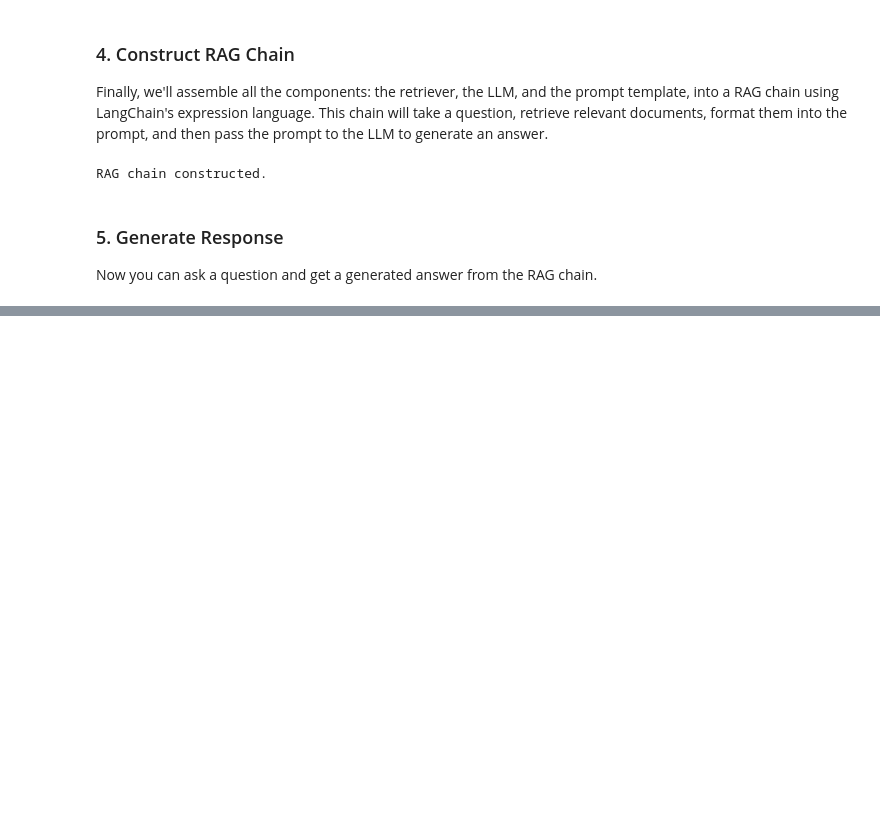
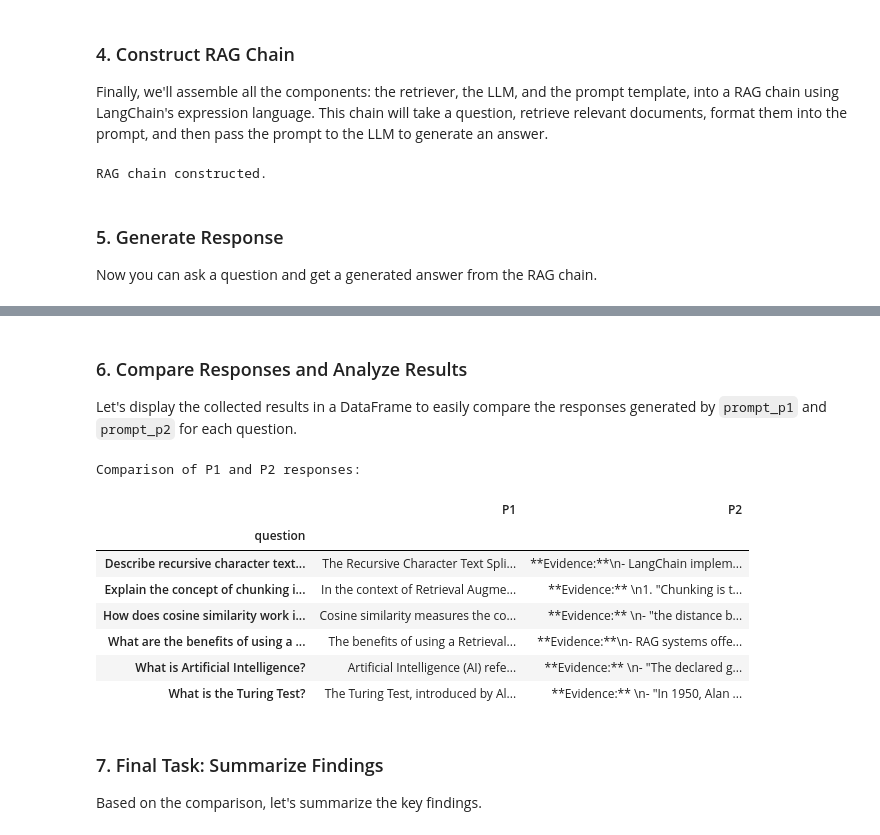
Before and after one commit to abilashkannanv/AIML, a Jupyter notebook: RAG.ipynb, the cells around one changed output, grey strips where cells are left out. Cells and saved outputs as stored; diff of their text form; code cells hidden in the pictures; blank space fills up the shorter version.

```diff
--- a/RAG.ipynb
+++ b/RAG.ipynb
@@ -260,0 +369,9 @@ Key aspects of chunking include breaking down large texts into smaller, manageab
+# %%
+rag_chain_p2 = (
+    {"context": retriever | format_docs, "question": RunnablePassthrough()}
+    | prompt_p2
+    | my_llm
+    | StrOutputParser()
+)
+
+print("RAG chain with P2 prompt constructed.")
@@ -260,0 +384,25 @@ Key aspects of chunking include breaking down large texts into smaller, manageab
+# %%
+results = []
+
+for i, question in enumerate(evaluation_questions):
+    print(f"\n--- Question {i+1}: {question} ---")
+
+    # Run with P1 prompt
+    response_p1 = rag_chain_p1.invoke(question)
+    print(f"P1 Response: {response_p1}")
+    results.append({
+        "question": question,
+        "prompt_variant": "P1",
+        "response": response_p1
+    })
+
+    # Run with P2 prompt
+    response_p2 = rag_chain_p2.invoke(question)
+    print(f"P2 Response: {response_p2}")
+    results.append({
+        "question": question,
+        "prompt_variant": "P2",
+        "response": response_p2
+    })
+
+print("\nAll experiments completed and responses collected.")
@@ -260,0 +427,29 @@ Key aspects of chunking include breaking down large texts into smaller, manageab
+# %% [markdown]
+### 6. Compare Responses and Analyze Results
+
+Let's display the collected results in a DataFrame to easily compare the responses generated by `prompt_p1` and `prompt_p2` for each question.
+# %%
+import pandas as pd
+
+results_df = pd.DataFrame(results)
+# Reshape the DataFrame to compare P1 and P2 responses side-by-side
+comparison_df = results_df.pivot(index='question', columns='prompt_variant', values='response')
+comparison_df.columns.name = None # Remove the column name 'prompt_variant'
+comparison_df = comparison_df[['P1', 'P2']] # Ensure column order
+
+print("Comparison of P1 and P2 responses:")
+display(comparison_df)
+# %% [output]
+Comparison of P1 and P2 responses:
+|  | P1 | P2 |
+| question |  |  |
+| Describe recursive character text... | The Recursive Character Text Spli... | **Evidence:**\n- LangChain implem... |
+| Explain the concept of chunking i... | In the context of Retrieval Augme... | **Evidence:** \n1. "Chunking is t... |
+| How does cosine similarity work i... | Cosine similarity measures the co... | **Evidence:** \n- "the distance b... |
+| What are the benefits of using a ... | The benefits of using a Retrieval... | **Evidence:**\n- RAG systems offe... |
+| What is Artificial Intelligence? | Artificial Intelligence (AI) refe... | **Evidence:** \n- "The declared g... |
+| What is the Turing Test? | The Turing Test, introduced by Al... | **Evidence:** \n- "In 1950, Alan ... |
+# %% [markdown]
+### 7. Final Task: Summarize Findings
+
+Based on the comparison, let's summarize the key findings.
```
Also changed, not shown: parts of 23 cells of this notebook.
